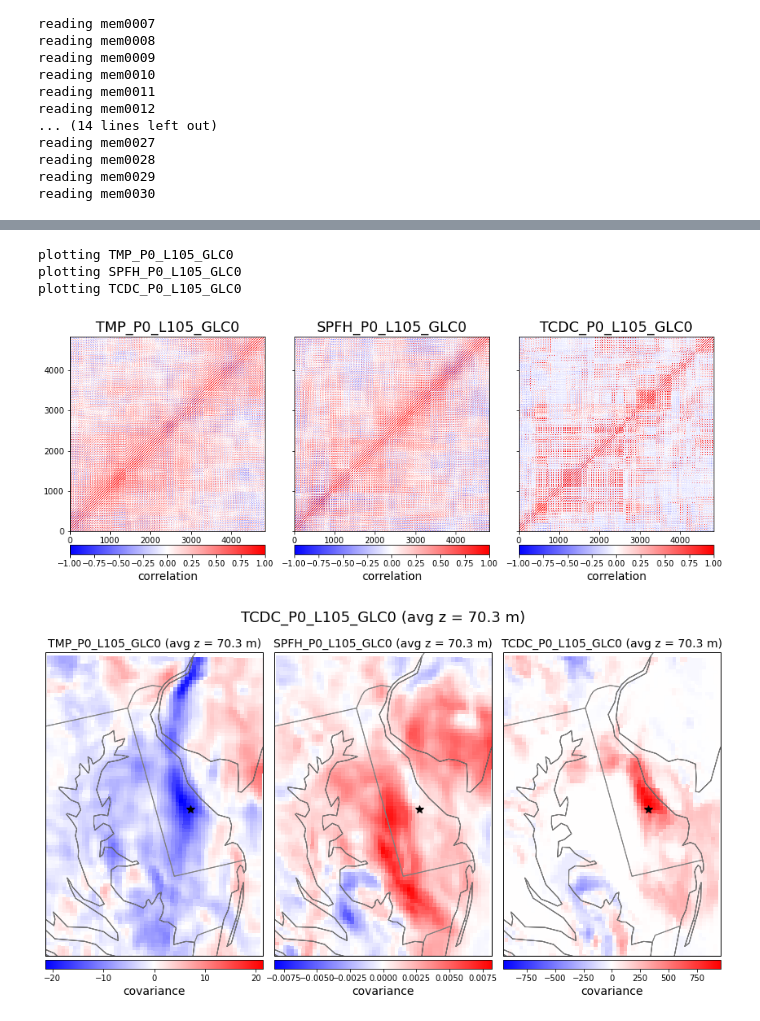
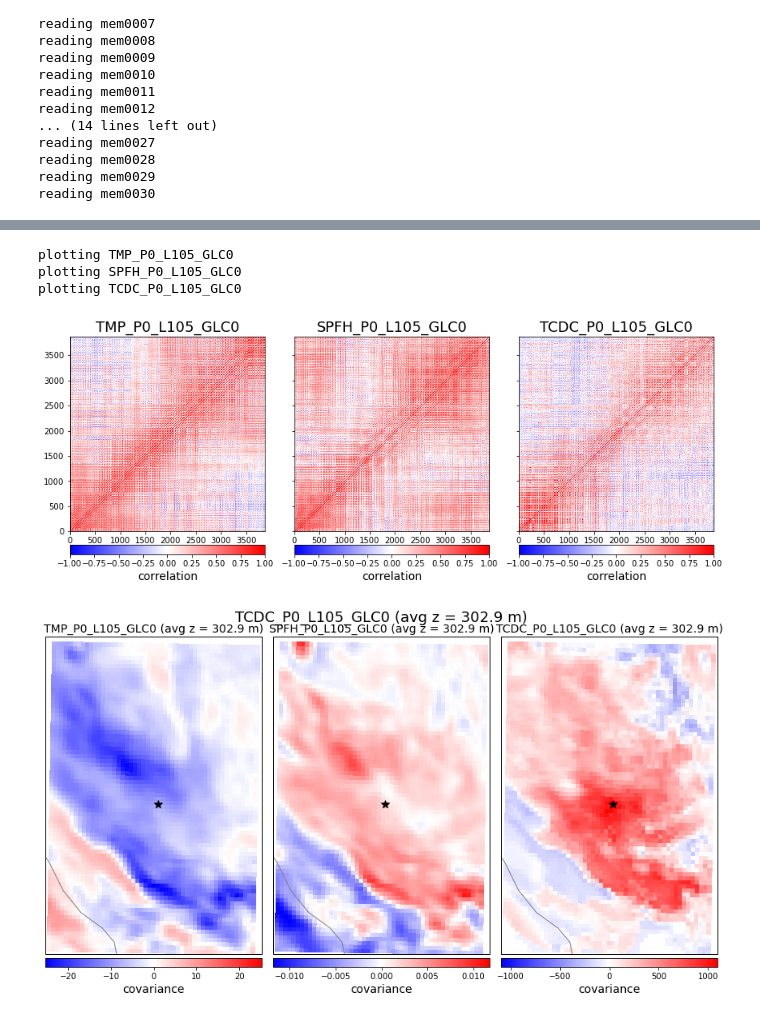
Before and after one commit to ShawnMurdzek-NOAA/py_scripts, a Jupyter notebook: cloud_da/probing_rrfs_ensemble.ipynb, the cells around one changed output, grey strips where cells are left out. Drawn from its saved outputs; the diff is of its cells as text; code cells hidden in the pictures.

Commit message:
Add additional plots to probing_rrfs_ensemble.ipynb

```diff
--- a/cloud_da/probing_rrfs_ensemble.ipynb
+++ b/cloud_da/probing_rrfs_ensemble.ipynb
@@ -60,12 +86,19 @@ min_lat = 38
 max_lat = 42
 z_ind = [4]
 
-# Domain
+# Domain (DelMarVa Pennisula)
 min_lon = -76.5
 max_lon = -75
 min_lat = 38
 max_lat = 40
 z_ind = [4]
+
+# Domain (South TX)
+min_lon = -100
+max_lon = -98.5
+min_lat = 27.5
+max_lat = 29.5
+z_ind = [10]
 
 ###
 
@@ -90,3 +123,5 @@ for ds in ens_output:
     ens_subset_output.append(ds.sel(xgrid_0=slice(np.amin(jind), np.amax(jind)),
                                     ygrid_0=slice(np.amin(iind), np.amax(iind)),
                                     lv_HYBL2=z_ind))
+
+print('Shape of subset =', ens_subset_output[0]['TMP_P0_L105_GLC0'].shape)
@@ -198,7 +237,7 @@ elapsed time = 0.29 min
 Plot BEC Matrices for Each Variable
 """
 
-save_fname = 'bec_raw.png'
+save_fname = 'bec_raw_TX.png'
 
 ###
 
@@ -220,19 +259,19 @@ plt.savefig(save_fname)
 plotting TMP_P0_L105_GLC0
 plotting SPFH_P0_L105_GLC0
 plotting TCDC_P0_L105_GLC0
-[figure, old version]
+[figure, new version]
 # %%
 """
 Plot Spatial Distributions of BECs For a Particular Gridpoint and Variable
 """
 
 # Coordinate of point to plot BECs in relation to (this is the "target" point)
-lat = 38.913
-lon = -75.428
+lat = 28.4369
+lon = -99.2350
 target_klvl = 0
 var = 'TCDC_P0_L105_GLC0'
 plot_klvl = 0
-save_fname = 'BEC_spatial_dist.png'
+save_fname = 'BEC_spatial_dist_TX.png'
 
 ###
 
@@ -254,31 +293,31 @@ plot_z = np.mean(loop_list[0]['HGT_P0_L105_GLC0'][plot_klvl, :, :] - loop_list[0
 # Make plot
 fig = plt.figure(figsize=(12, 7.5))
 for i, v in enumerate(bec_vars):
     ax = fig.add_subplot(1, len(bec_vars), i+1, projection=ccrs.LambertConformal())
 
     # Extract BECs
     plot_var_idx = np.where(state_matrix['vars'] == v)[0]
     bec2d = np.reshape(bec_vect[0, plot_var_idx], loop_list[0][v].shape)[plot_klvl, :, :]
     maxval = max([np.amax(bec2d), -np.amin(bec2d)])
 
     cax = ax.pcolormesh(lon_all, lat_all, bec2d, cmap='bwr', vmin=-maxval, vmax=maxval,
                         transform=ccrs.PlateCarree())
     ax.plot(lon_all[target_i, target_j], lat_all[target_i, target_j], 'k*', ms=10, transform=ccrs.PlateCarree())
 
     ax.coastlines('50m')
     borders = cfeature.NaturalEarthFeature(category='cultural',
                                            scale='50m',
                                            facecolor='none',
                                            name='admin_1_states_provinces')
     ax.add_feature(borders, lw=1, edgecolor='gray')
     ax.set_extent([min_lon, max_lon, min_lat, max_lat])
     ax.set_title('%s (avg z = %.1f m)' % (v, plot_z), size=14)
 
     cbar = plt.colorbar(cax, ax=ax, orientation='horizontal', aspect=25, pad=0.01)
     cbar.set_label('covariance', size=14)
 
 plt.subplots_adjust(left=0.02, bottom=0.05, right=0.98, top=0.95, wspace=0.05)
 plt.suptitle('%s (avg z = %.1f m)' % (var, target_z), size=18)
 plt.savefig(save_fname)
 # %% [output]
-[figure, old version]
+[figure, new version]
```
Also changed, not shown: parts of 9 cells of this notebook.
